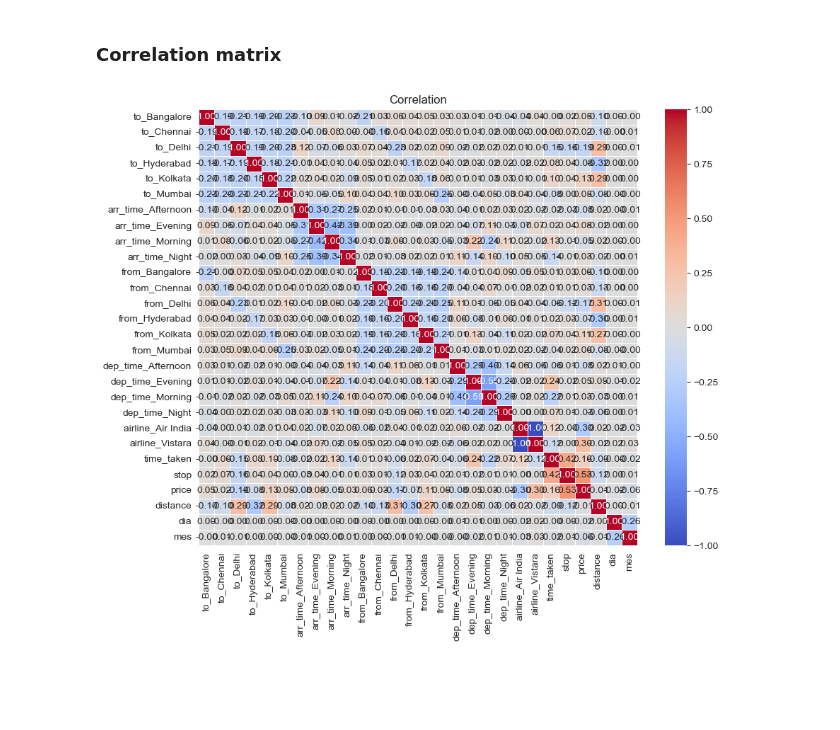
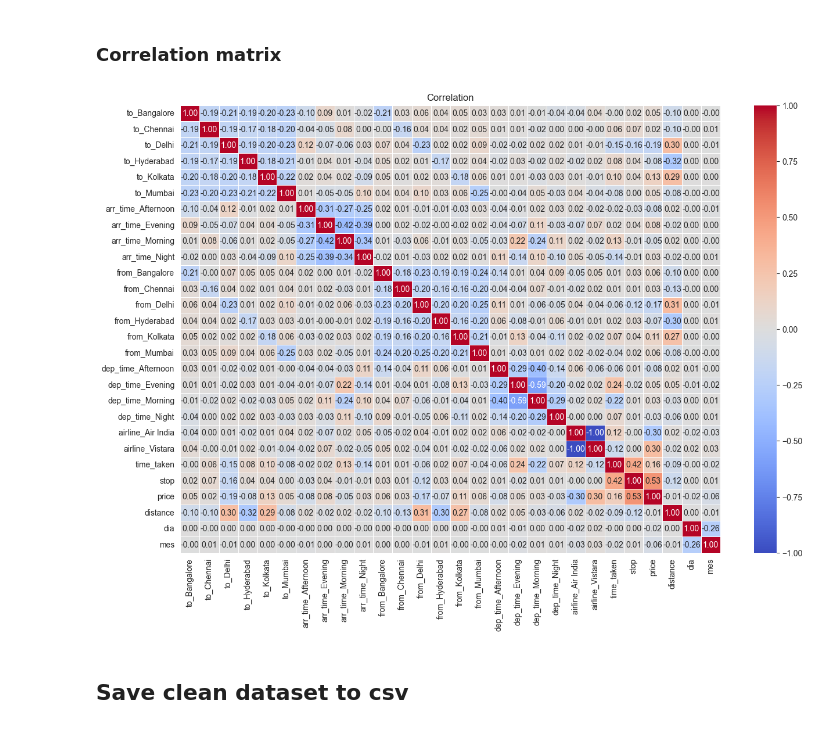
Before and after one commit to imiguelrodriguez/NECActivity1, a Jupyter notebook: data_preprocessing.ipynb, the cells around one changed output. Saved outputs shown, nothing was run; the diff lists cells and outputs as text; code cells hidden in the pictures; blank space fills up the shorter version.

```diff
--- a/data_preprocessing.ipynb
+++ b/data_preprocessing.ipynb
@@ -353,12 +354,14 @@ df_final.head()
 # %%
 correlation_matrix = df_final.corr()
 
-plt.figure(figsize=(10, 8))
+plt.figure(figsize=(15, 10))
 
 sns.heatmap(correlation_matrix, annot=True, cmap='coolwarm', fmt='.2f', linewidths=0.5)
 
 plt.title('Correlation')
 
 plt.show()
 # %% [output]
-[figure, old version]
+[figure, new version]
+# %% [markdown]
+## Save clean dataset to csv
```
Also changed, not shown: parts of 11 cells of this notebook, 2 other files.
